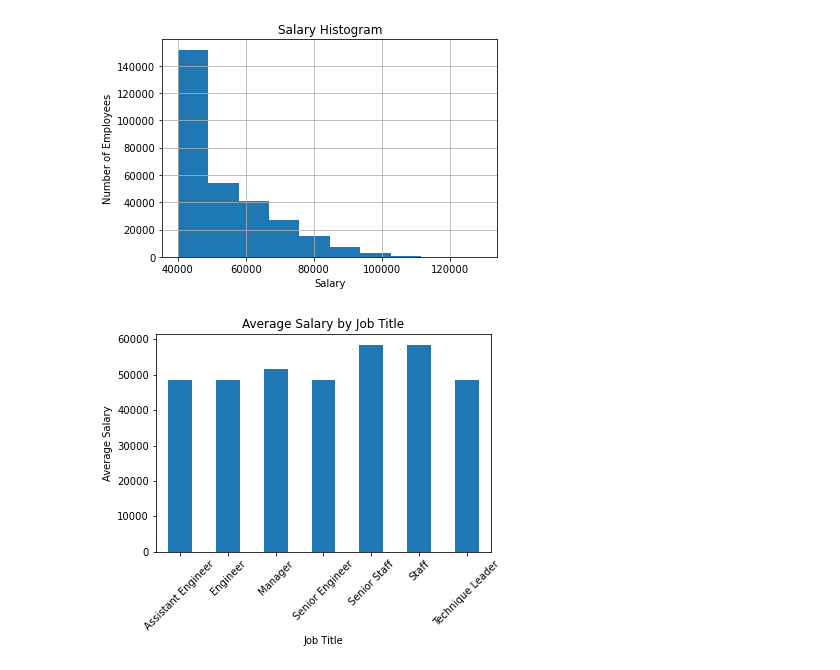
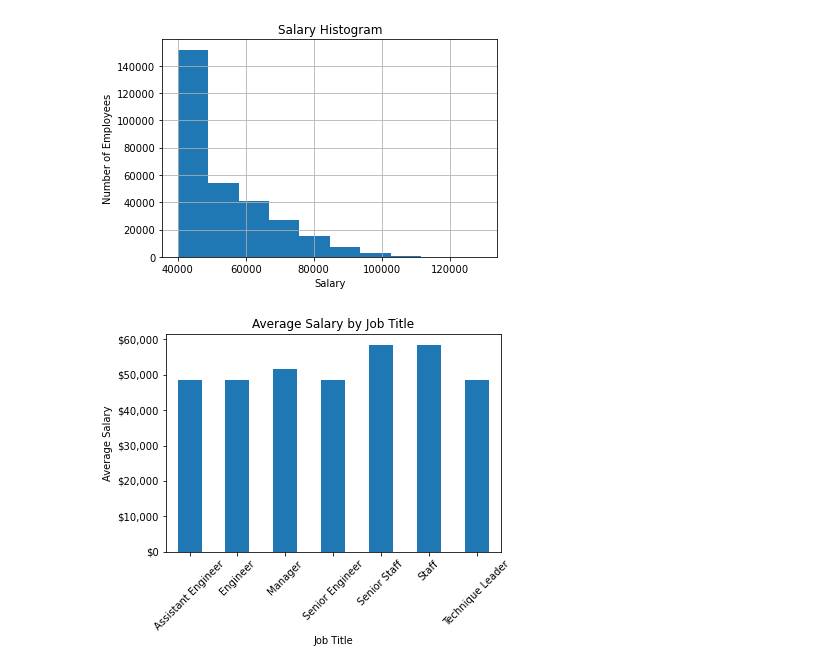
Before and after one commit to troyyoungblood/20210120Homework_TDY, a Jupyter notebook: SQL_Challenge/EmployeeSQL/data/ty_sqlchallenge_bonus.ipynb, the cells around one changed output. Drawn from its saved outputs; the diff is of its cells as text; code cells hidden in the pictures.

Commit message:
updated chart y-axis format to $

```diff
--- a/SQL_Challenge/EmployeeSQL/data/ty_sqlchallenge_bonus.ipynb
+++ b/SQL_Challenge/EmployeeSQL/data/ty_sqlchallenge_bonus.ipynb
@@ -50,11 +51,15 @@ grouped_df = titlesalary_df.groupby('title').agg({'salary': ['mean']})
 # %%
 # Creating bar chart of average salary by title
 
 ax = grouped_df.plot.bar(rot=45, legend = False)
 
+fmt = '${x:,.0f}'
+tick = mtick.StrMethodFormatter(fmt)
+ax.yaxis.set_major_formatter(tick)
+
 plt.title("Average Salary by Job Title")
 plt.xlabel("Job Title")
 plt.ylabel("Average Salary")
 plt.savefig("ty_HW09_avgsalarybytitle.png",bbox_inches='tight')
 # %% [output]
-[figure, old version]
+[figure, new version]
```
Also changed, not shown: parts of 1 cell of this notebook, 1 other file.
